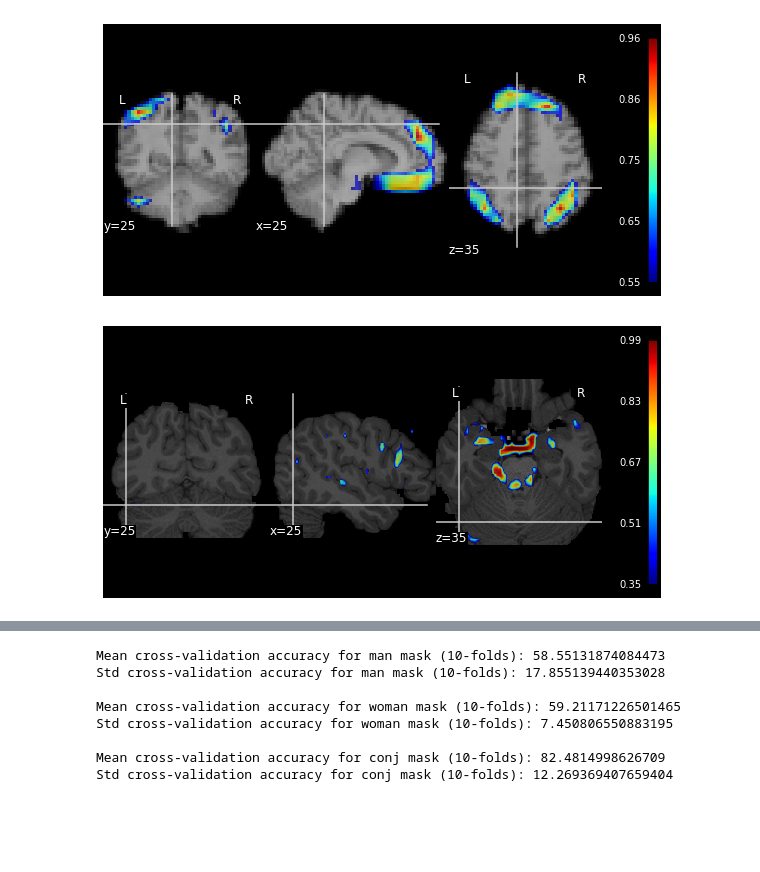
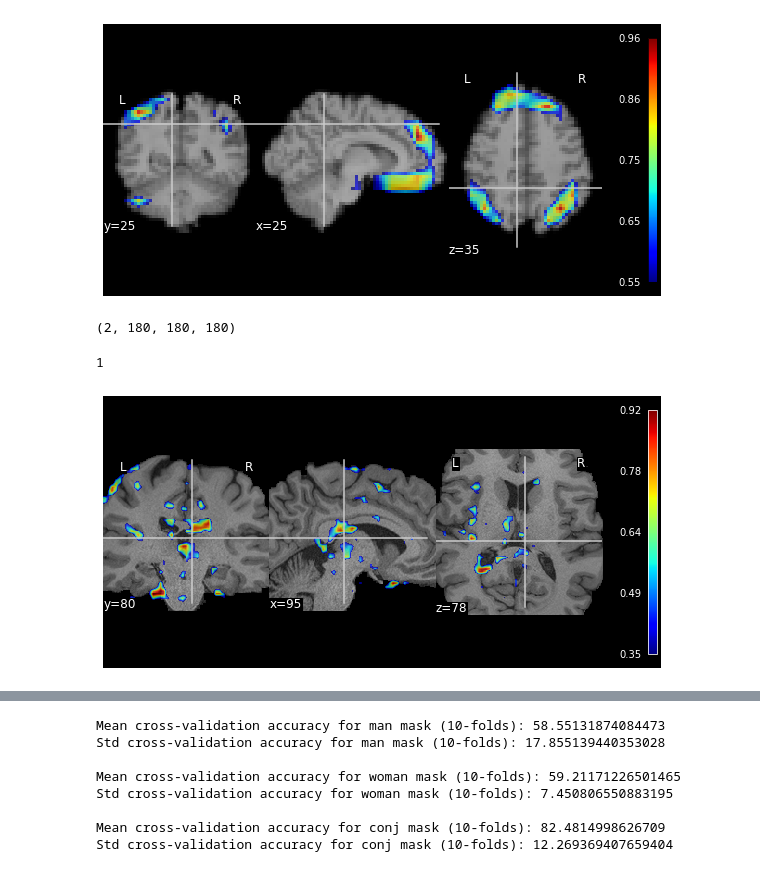
Before and after one commit to PolinaDruzhinina/CrystalNeuroimaging, a Jupyter notebook: masks/obtain_masks.ipynb, the cells around one changed output, grey strips where cells are left out. Drawn from its saved outputs; the diff is of its cells as text; code cells hidden in the pictures; blank space fills up the shorter version.

```diff
--- a/masks/obtain_masks.ipynb
+++ b/masks/obtain_masks.ipynb
@@ -143,11 +163,11 @@ model = MriNetGrad(c)
 # %%
 if torch.cuda.is_available():
-  device = torch.device("cuda:3")
+  device = torch.device("cuda:1")
 else:
   device = torch.device("cpu")
 
 if torch.cuda.device_count() > 1:
-      d_ids= [3,1,2,0]
+      d_ids= [1,4,6,7]
       print("Let's use", d_ids, "GPUs!")
       # dim = 0 [30, xxx] -> [10, ...], [10, ...], [10, ...] on 3 GPUs
       model = nn.DataParallel(model, device_ids=d_ids)
@@ -156,5 +176,5 @@ Let's use [3, 1, 2, 0] GPUs!
 # %%
-dataset = MriData(X[:257], y[:257], transform=None)
+dataset = MriData(X, y, transform=None)
 # %%
 def get_prediction(net, data_loader, device):
     net.eval()
@@ -200,4 +200,4 @@ y.shape
 # %%
 torch.cuda.empty_cache()
 # %%
-isTrain = True
+isTrain = False
@@ -216,7 +236,7 @@ if isTrain:
     masks_pertrub = pertrub.get_masks(X[:2], pred[:2], net)
     np.save(os.path.join(CHECKPOINTS_DIR,'masks_pertrub'), masks_pertrub)
 else:
-    masks_pertrub = np.load(os.path.join(CHECKPOINTS_DIR,'masks_pertrub_2.npy'))
+    masks_pertrub = np.load(os.path.join(CHECKPOINTS_DIR,'masks_pertrub.npy'))
 # %%
 !nvidia-smi
 # %% [output]
@@ -256,12 +276,20 @@ plt.show()
 fig.savefig('meaningful perturbation.png', bbox_inches='tight')
 # %% [output]
 [figure]
+# %%
+masks_pertrub.shape
+# %% [output]
+(2, 180, 180, 180)
+# %%
+y[1]
+# %% [output]
+1
 # %%
 fig, axes = plt.subplots(figsize=(10,5))
-roi_img = nib.Nifti1Image(np.clip(masks_pertrub[0], a_min=0, a_max=1), affine=np.eye(4))
-bim_img  = nib.Nifti1Image(np.squeeze(X[3]),affine=np.eye(4))
-plotting.plot_roi(roi_img,bim_img,cut_coords=(25,25,35), axes=axes,colorbar=True,cmap='jet',threshold=0.35)
+roi_img = nib.Nifti1Image(np.clip(masks_pertrub[1], a_min=0, a_max=1), affine=np.eye(4))
+bim_img  = nib.Nifti1Image(np.squeeze(X[1]),affine=np.eye(4))
+plotting.plot_roi(roi_img,bim_img, axes=axes,colorbar=True,cmap='jet',threshold=0.35)
 plt.show()
-fig.savefig('meanperturb_rand_label_0_0.35.png', bbox_inches='tight')
+# fig.savefig('meanperturb_rand_label_0_0.35.png', bbox_inches='tight')
 # %% [output]
-[figure, old version]
+[figure, new version]
```
Also changed, not shown: parts of 24 cells of this notebook, 9 other files.
